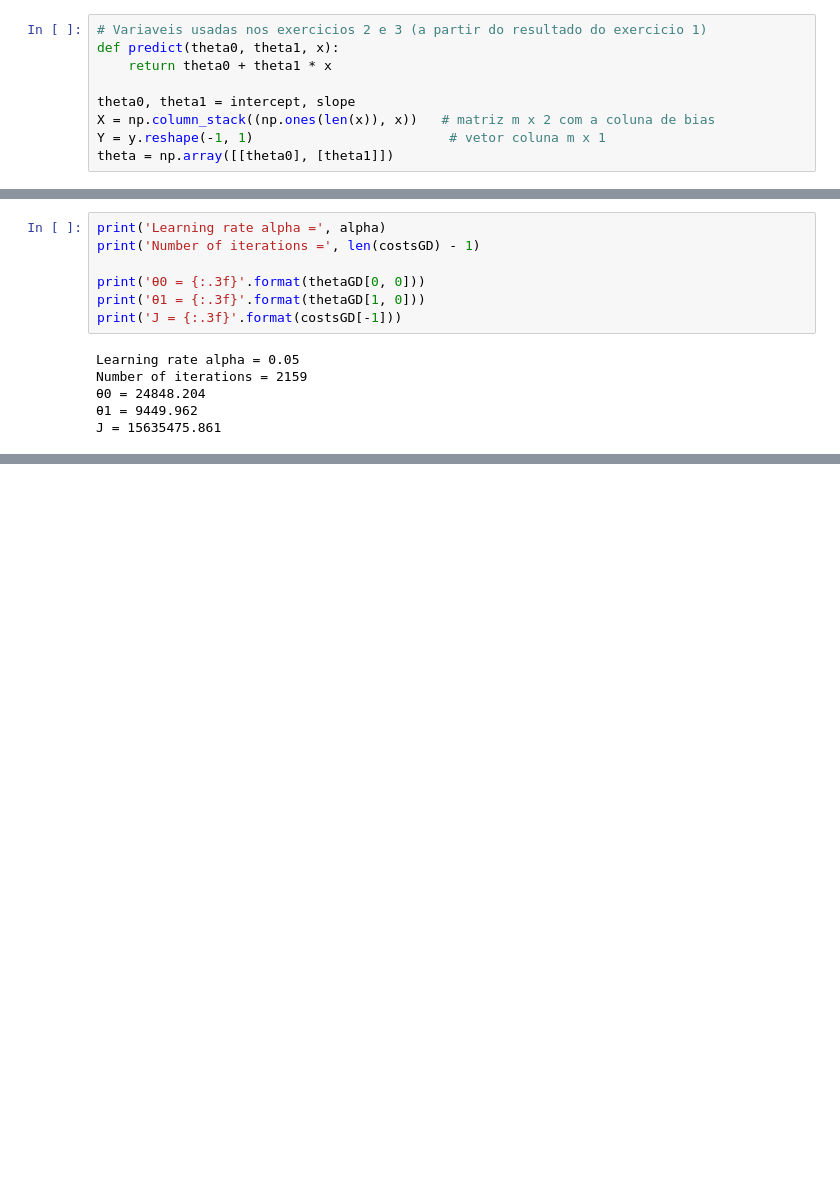
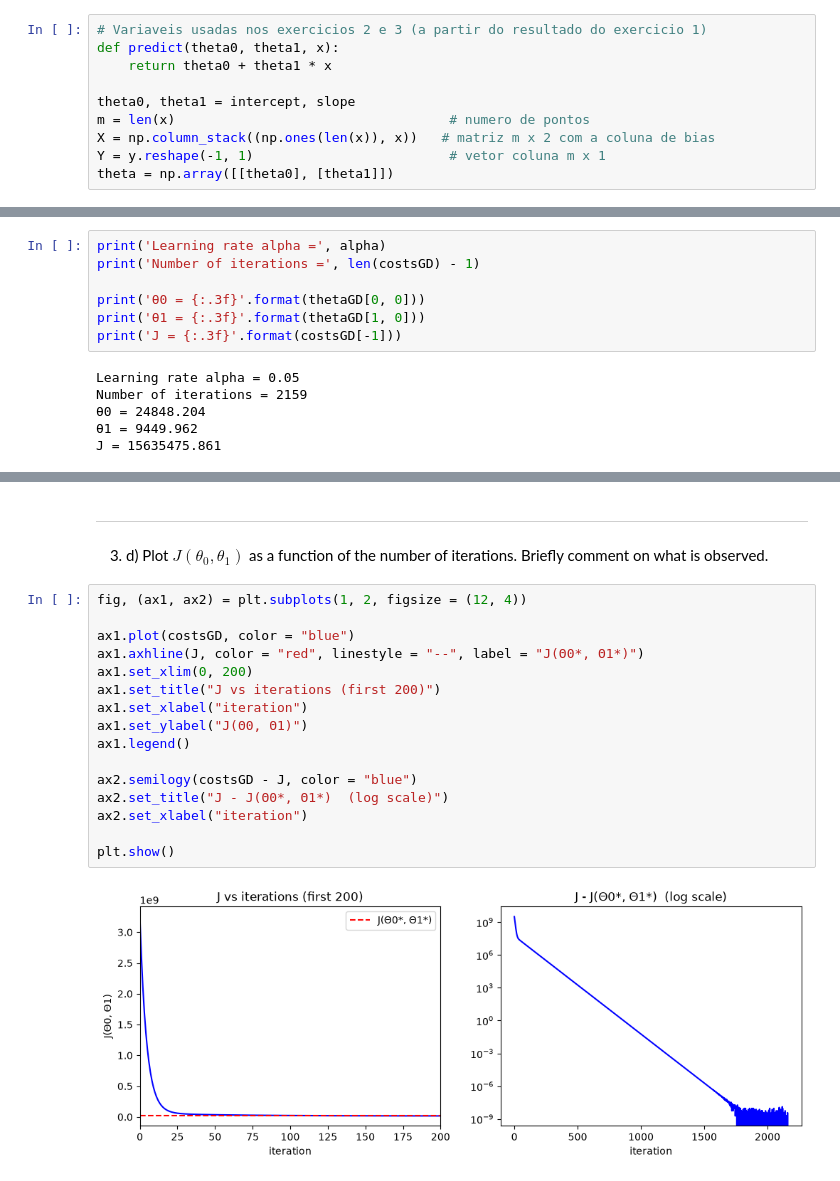
Before and after one commit to Goncalo-Dias-Rodrigues/ML-Linear-Regression, a Jupyter notebook: src/ML Lab2-regression.ipynb, the cells around one changed output, grey strips where cells are left out. Cells and saved outputs as stored; diff of their text form; blank space fills up the shorter version.

```diff
--- a/src/ML Lab2-regression.ipynb
+++ b/src/ML Lab2-regression.ipynb
@@ -324,6 +328,7 @@ def predict(theta0, theta1, x):
     return theta0 + theta1 * x
 
 theta0, theta1 = intercept, slope
+m = len(x)                                   # numero de pontos
 X = np.column_stack((np.ones(len(x)), x))   # matriz m x 2 com a coluna de bias
 Y = y.reshape(-1, 1)                         # vetor coluna m x 1
 theta = np.array([[theta0], [theta1]])
@@ -539,0 +645,21 @@ J = 15635475.861
+# %% [markdown]
+---
+3. d) Plot $J(\theta_0,\theta_1)$ as a function of the number of iterations. Briefly comment on what is observed.
+# %%
+fig, (ax1, ax2) = plt.subplots(1, 2, figsize = (12, 4))
+
+ax1.plot(costsGD, color = "blue")
+ax1.axhline(J, color = "red", linestyle = "--", label = "J(Θ0*, Θ1*)")
+ax1.set_xlim(0, 200)
+ax1.set_title("J vs iterations (first 200)")
+ax1.set_xlabel("iteration")
+ax1.set_ylabel("J(Θ0, Θ1)")
+ax1.legend()
+
+ax2.semilogy(costsGD - J, color = "blue")
+ax2.set_title("J - J(Θ0*, Θ1*)  (log scale)")
+ax2.set_xlabel("iteration")
+
+plt.show()
+# %% [output]
+[figure, added]
```
Also changed, not shown: parts of 8 cells of this notebook.
